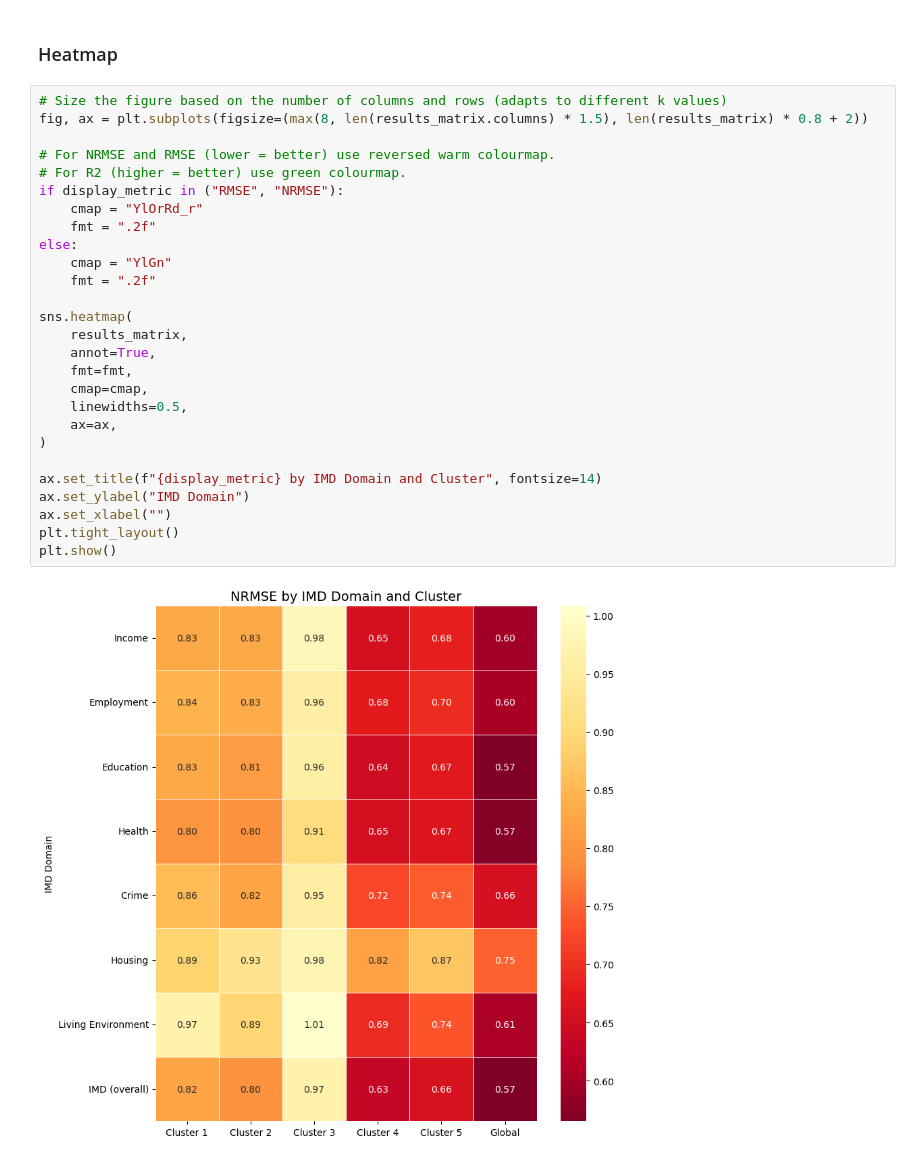
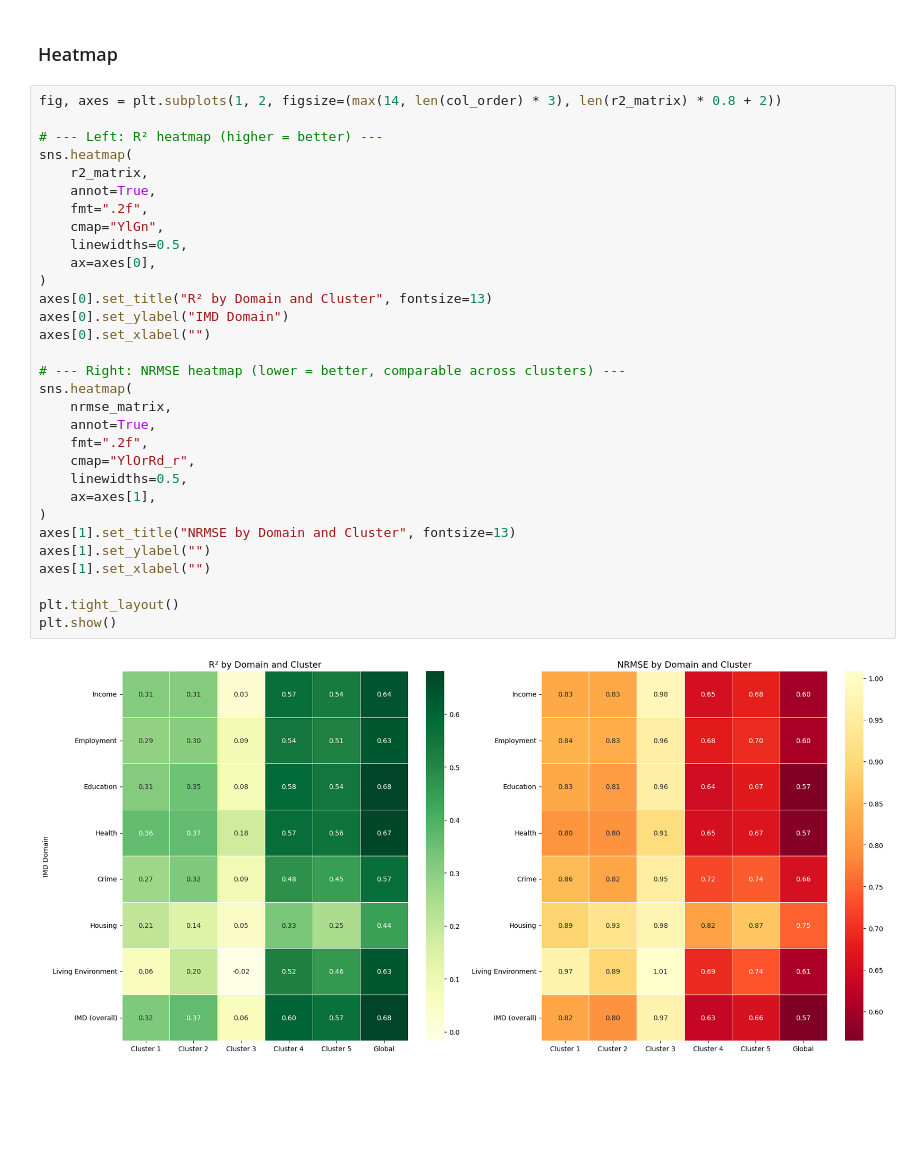
Before and after one commit to Urban-Analytics/INTEGRATE-Embeddings-Deprivation, a Jupyter notebook: notebooks/8-Prediction_Deprivation_domains.ipynb, the cells around one changed output. Saved outputs shown, nothing was run; the diff lists cells and outputs as text; blank space fills up the shorter version.

Commit message:
re-added r2 heatmap

```diff
--- a/notebooks/8-Prediction_Deprivation_domains.ipynb
+++ b/notebooks/8-Prediction_Deprivation_domains.ipynb
@@ -311,31 +318,35 @@ Results matrix (NRMSE):
 # %% [markdown]
 ### Heatmap
 # %%
-# Size the figure based on the number of columns and rows (adapts to different k values)
-fig, ax = plt.subplots(figsize=(max(8, len(results_matrix.columns) * 1.5), len(results_matrix) * 0.8 + 2))
+fig, axes = plt.subplots(1, 2, figsize=(max(14, len(col_order) * 3), len(r2_matrix) * 0.8 + 2))
 
-# For NRMSE and RMSE (lower = better) use reversed warm colourmap.
-# For R2 (higher = better) use green colourmap.
-if display_metric in ("RMSE", "NRMSE"):
-    cmap = "YlOrRd_r"
-    fmt = ".2f"
-else:
-    cmap = "YlGn"
-    fmt = ".2f"
+# --- Left: R² heatmap (higher = better) ---
+sns.heatmap(
+    r2_matrix,
+    annot=True,
+    fmt=".2f",
+    cmap="YlGn",
+    linewidths=0.5,
+    ax=axes[0],
+)
+axes[0].set_title("R² by Domain and Cluster", fontsize=13)
+axes[0].set_ylabel("IMD Domain")
+axes[0].set_xlabel("")
 
+# --- Right: NRMSE heatmap (lower = better, comparable across clusters) ---
 sns.heatmap(
-    results_matrix,
+    nrmse_matrix,
     annot=True,
-    fmt=fmt,
-    cmap=cmap,
+    fmt=".2f",
+    cmap="YlOrRd_r",
     linewidths=0.5,
-    ax=ax,
+    ax=axes[1],
 )
+axes[1].set_title("NRMSE by Domain and Cluster", fontsize=13)
+axes[1].set_ylabel("")
+axes[1].set_xlabel("")
 
-ax.set_title(f"{display_metric} by IMD Domain and Cluster", fontsize=14)
-ax.set_ylabel("IMD Domain")
-ax.set_xlabel("")
 plt.tight_layout()
 plt.show()
 # %% [output]
-[figure, old version]
+[figure, new version]
```
Also changed, not shown: parts of 3 cells of this notebook.
